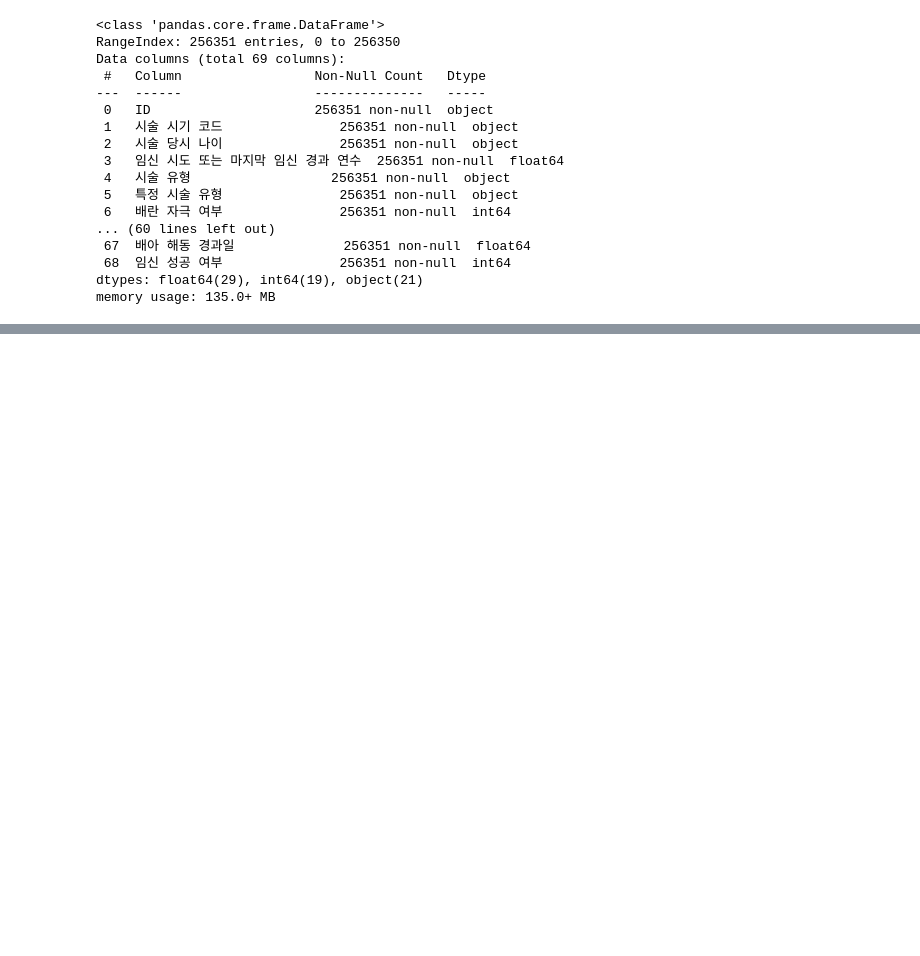
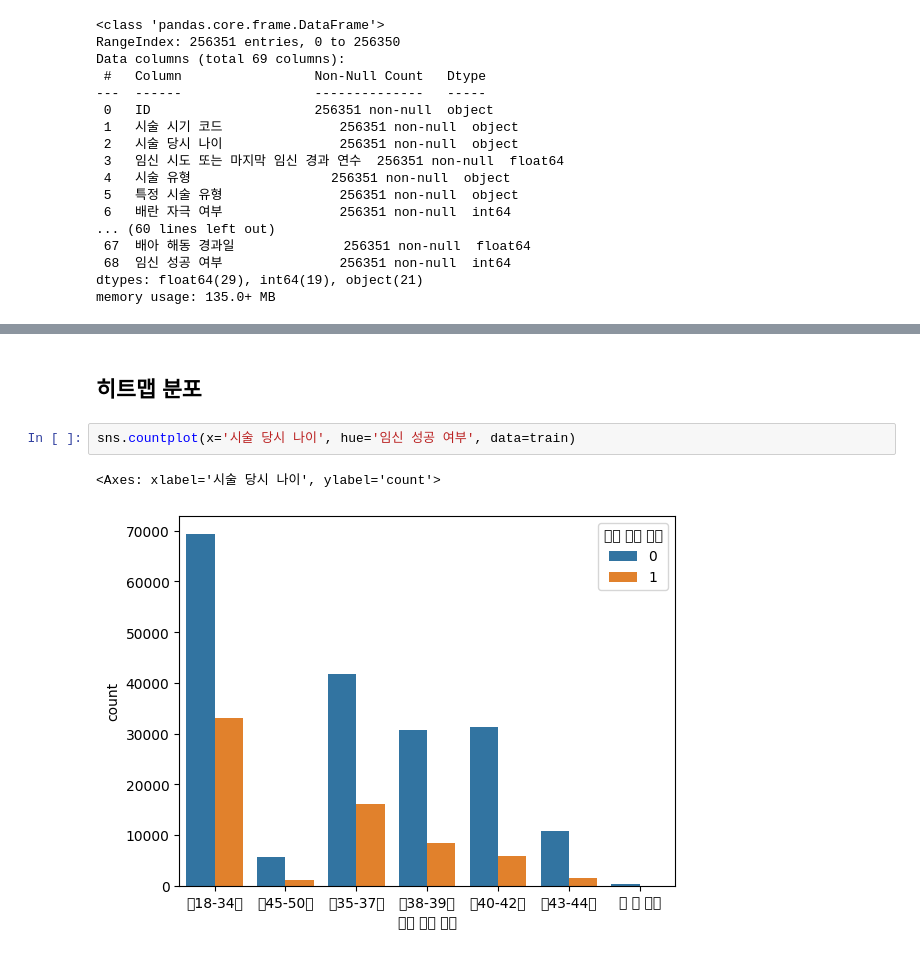
Before and after one commit to BBKN071/aimers, a Jupyter notebook: workspace/data_process.ipynb, the cells around one changed output, grey strips where cells are left out. Saved outputs shown, nothing was run; the diff lists cells and outputs as text; blank space fills up the shorter version.

```diff
--- a/workspace/data_process.ipynb
+++ b/workspace/data_process.ipynb
@@ -485,0 +404,7 @@ dtype: int64
+# %% [markdown]
+## 히트맵 분포
+# %%
+sns.countplot(x='시술 당시 나이', hue='임신 성공 여부', data=train)
+# %% [output]
+<Axes: xlabel='시술 당시 나이', ylabel='count'>
+[figure, added]
```
Also changed, not shown: parts of 15 cells of this notebook, 26 other files.
